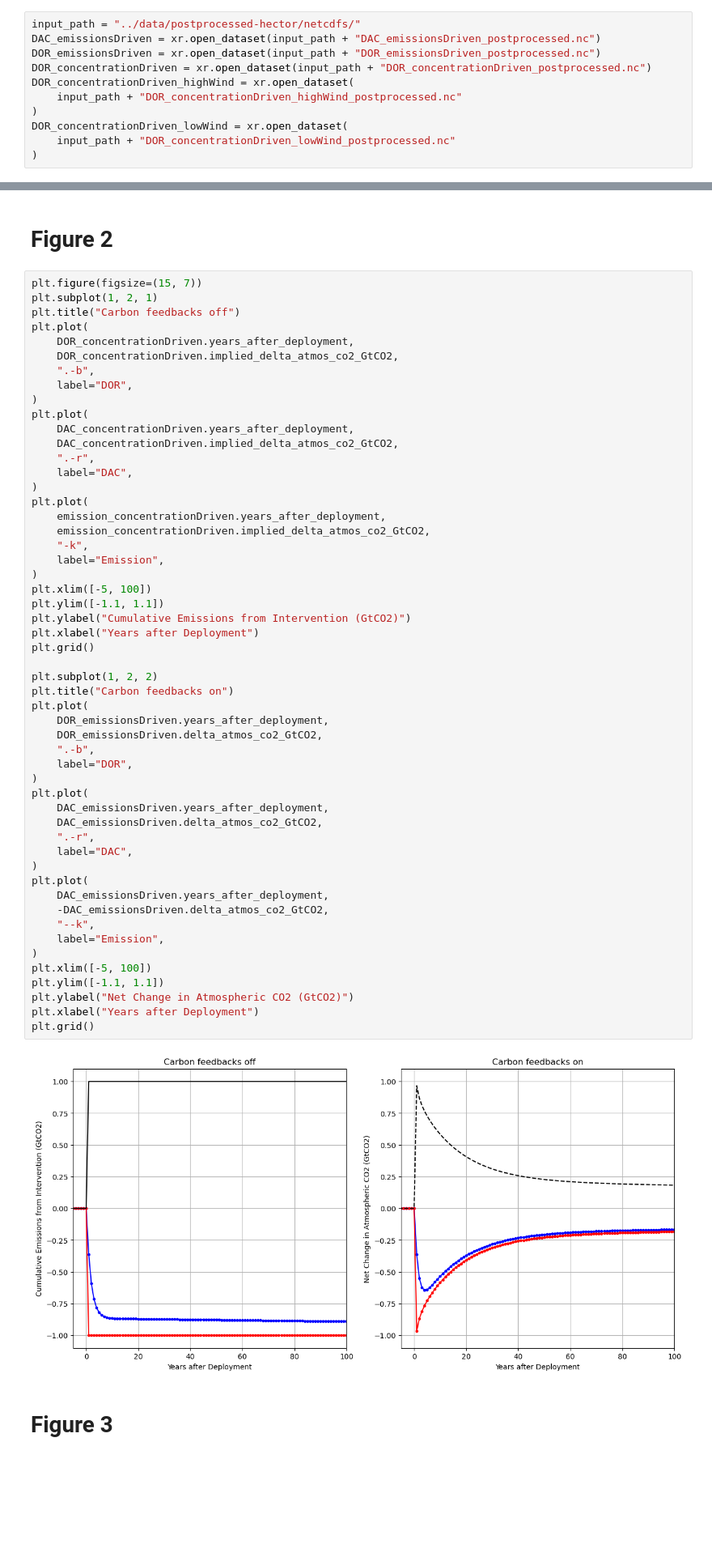
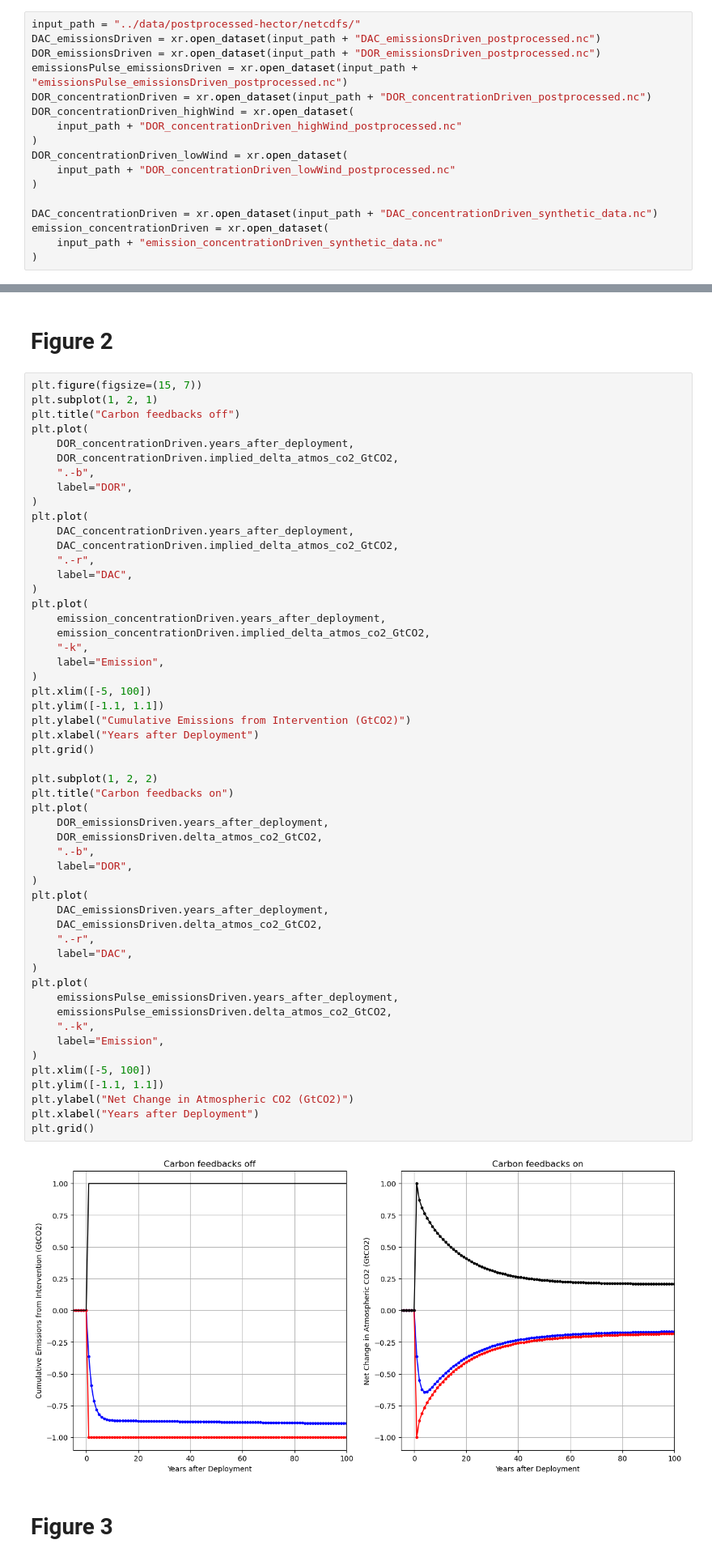
Before and after one commit to carbonplan/cdr-timescale-accounting, a Jupyter notebook: notebooks/4_make_static_visualizations.ipynb, the cells around one changed output, grey strips where cells are left out. Shown: that part at 81% size. Cells and saved outputs as stored; diff of their text form; blank space fills up the shorter version.

```diff
--- a/notebooks/4_make_static_visualizations.ipynb
+++ b/notebooks/4_make_static_visualizations.ipynb
@@ -16,6 +16,7 @@ from condense_hector_output import *
 input_path = "../data/postprocessed-hector/netcdfs/"
 DAC_emissionsDriven = xr.open_dataset(input_path + "DAC_emissionsDriven_postprocessed.nc")
 DOR_emissionsDriven = xr.open_dataset(input_path + "DOR_emissionsDriven_postprocessed.nc")
+emissionsPulse_emissionsDriven = xr.open_dataset(input_path + "emissionsPulse_emissionsDriven_postprocessed.nc")
 DOR_concentrationDriven = xr.open_dataset(input_path + "DOR_concentrationDriven_postprocessed.nc")
 DOR_concentrationDriven_highWind = xr.open_dataset(
     input_path + "DOR_concentrationDriven_highWind_postprocessed.nc"
@@ -23,3 +24,8 @@ DOR_concentrationDriven_highWind = xr.open_dataset(
 DOR_concentrationDriven_lowWind = xr.open_dataset(
     input_path + "DOR_concentrationDriven_lowWind_postprocessed.nc"
 )
+
+DAC_concentrationDriven = xr.open_dataset(input_path + "DAC_concentrationDriven_synthetic_data.nc")
+emission_concentrationDriven = xr.open_dataset(
+    input_path + "emission_concentrationDriven_synthetic_data.nc"
+)
@@ -99,37 +100,37 @@ plt.plot(
 )
 plt.xlim([-5, 100])
 plt.ylim([-1.1, 1.1])
 plt.ylabel("Cumulative Emissions from Intervention (GtCO2)")
 plt.xlabel("Years after Deployment")
 plt.grid()
 
 plt.subplot(1, 2, 2)
 plt.title("Carbon feedbacks on")
 plt.plot(
     DOR_emissionsDriven.years_after_deployment,
     DOR_emissionsDriven.delta_atmos_co2_GtCO2,
     ".-b",
     label="DOR",
 )
 plt.plot(
     DAC_emissionsDriven.years_after_deployment,
     DAC_emissionsDriven.delta_atmos_co2_GtCO2,
     ".-r",
     label="DAC",
 )
 plt.plot(
-    DAC_emissionsDriven.years_after_deployment,
-    -DAC_emissionsDriven.delta_atmos_co2_GtCO2,
-    "--k",
+    emissionsPulse_emissionsDriven.years_after_deployment,
+    emissionsPulse_emissionsDriven.delta_atmos_co2_GtCO2,
+    ".-k",
     label="Emission",
 )
 plt.xlim([-5, 100])
 plt.ylim([-1.1, 1.1])
 plt.ylabel("Net Change in Atmospheric CO2 (GtCO2)")
 plt.xlabel("Years after Deployment")
 plt.grid()
 # %% [output]
-[figure, old version]
+[figure, new version]
 # %% [markdown]
 # Figure 3
 # %%
```
Also changed, not shown: parts of 5 cells of this notebook.
